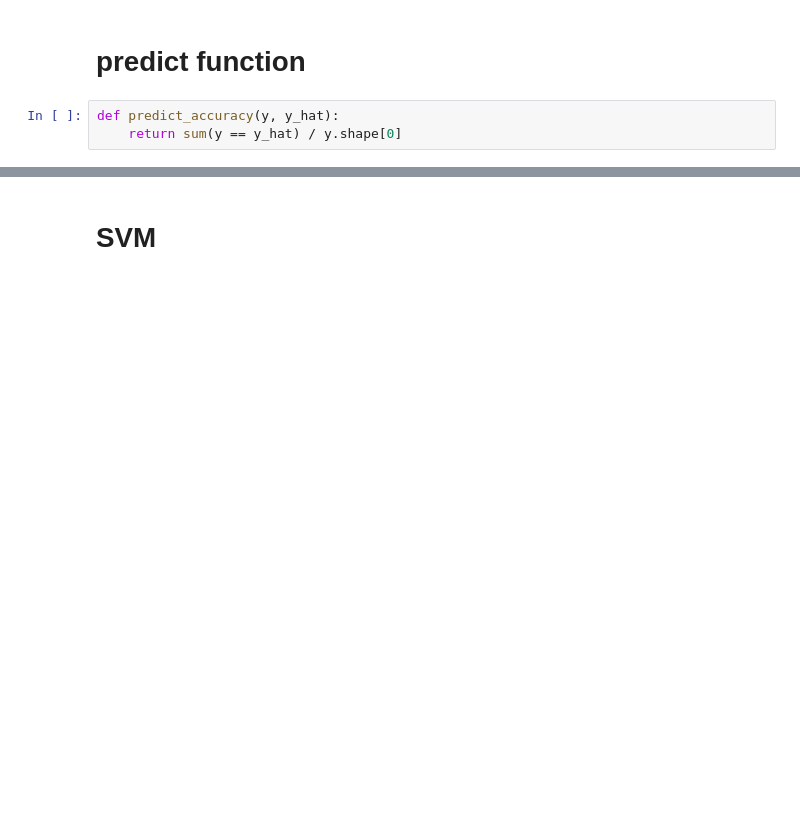
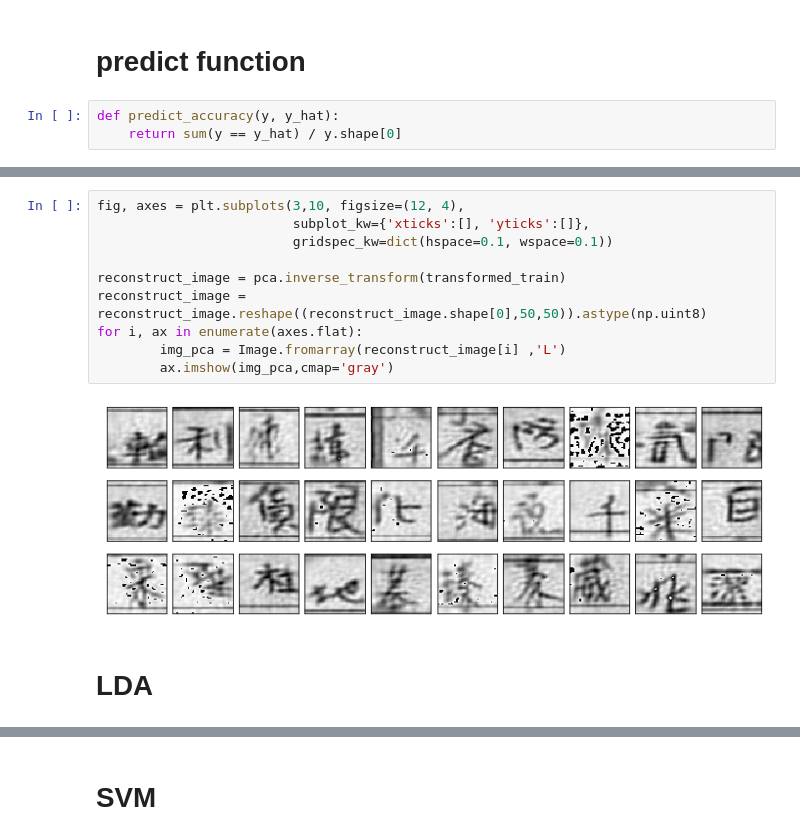
Before and after one commit to yehcheshin/PatternFinal_ChineseHandWrite, a Jupyter notebook: Esun_PCA_LDA.ipynb, the cells around one changed output, grey strips where cells are left out. Cells and saved outputs as stored; diff of their text form; blank space fills up the shorter version.

```diff
--- a/Esun_PCA_LDA.ipynb
+++ b/Esun_PCA_LDA.ipynb
@@ -113,0 +211,14 @@ transformed test  images.shape: (148, 67)
+# %%
+fig, axes = plt.subplots(3,10, figsize=(12, 4),
+                         subplot_kw={'xticks':[], 'yticks':[]},
+                         gridspec_kw=dict(hspace=0.1, wspace=0.1))
+
+reconstruct_image = pca.inverse_transform(transformed_train)
+reconstruct_image = reconstruct_image.reshape((reconstruct_image.shape[0],50,50)).astype(np.uint8)
+for i, ax in enumerate(axes.flat):
+        img_pca = Image.fromarray(reconstruct_image[i] ,'L')
+        ax.imshow(img_pca,cmap='gray')
+# %% [output]
+[figure, added]
+# %% [markdown]
+# LDA
```
Also changed, not shown: parts of 31 cells of this notebook, 1 other file.
